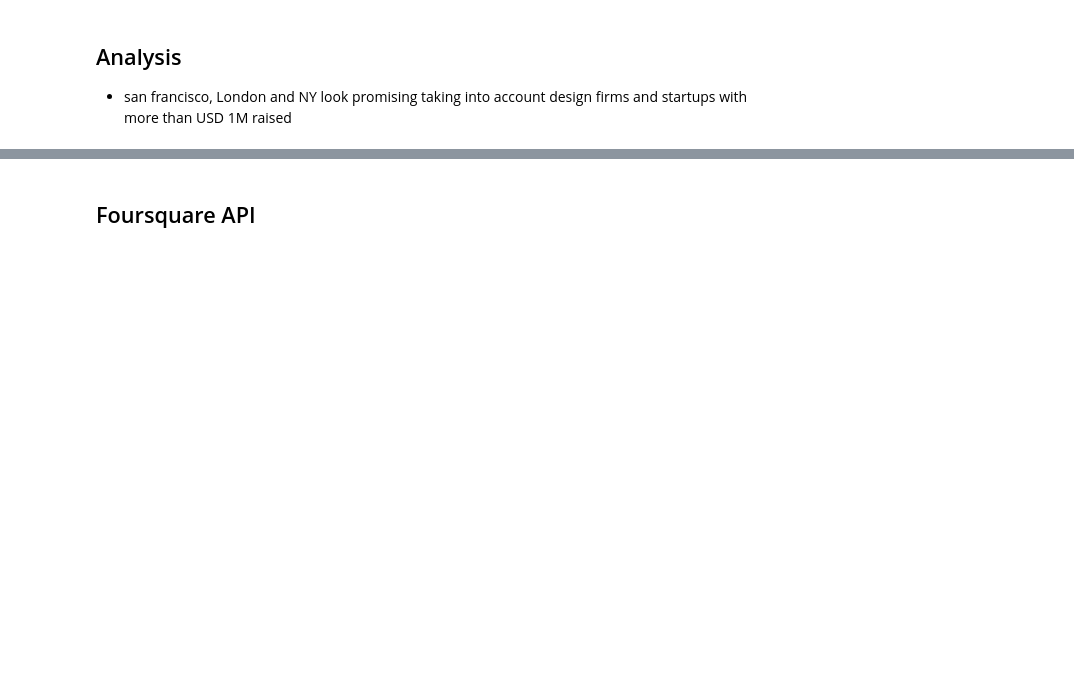
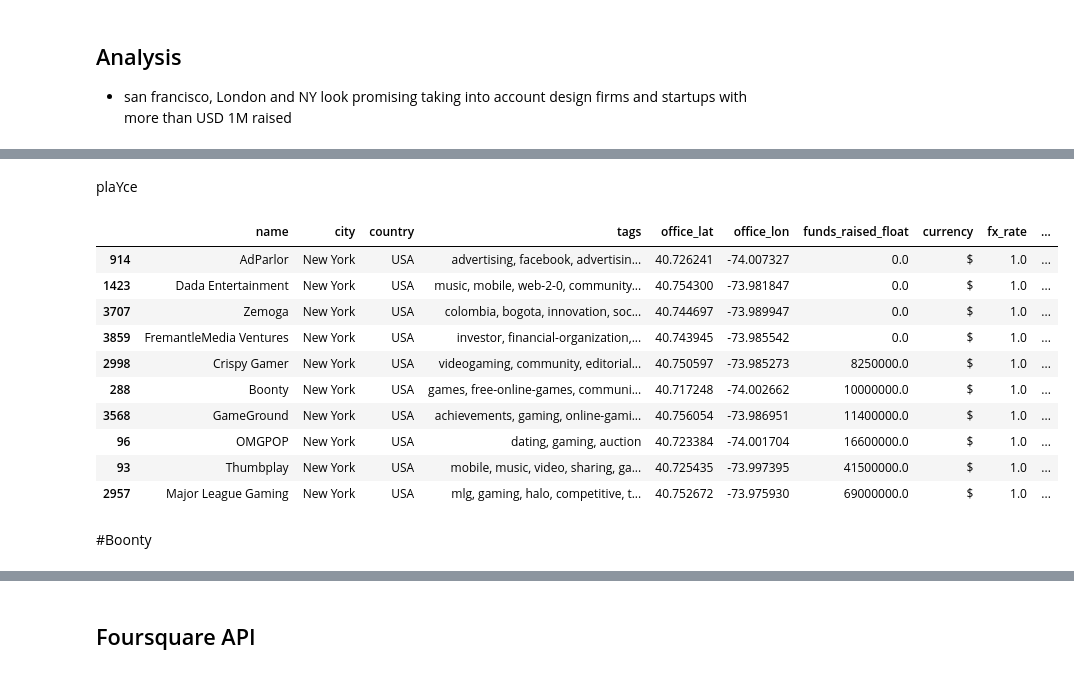
Before and after one commit to nb3110/Project_3_geospatial_analysis_blasi, a Jupyter notebook: notebook.ipynb, the cells around one changed output, grey strips where cells are left out. Cells and saved outputs as stored; diff of their text form; code cells hidden in the pictures; blank space fills up the shorter version.

```diff
--- a/notebook.ipynb
+++ b/notebook.ipynb
@@ -258,3 +274,21 @@ comp_df.head()
+# %% [markdown]
+plaYce
+# %%
+comp_df[(comp_df["city"]=="New York")&(comp_df["gaming_tag"]==True)].sort_values("funds_raised_float")
+# %% [output]
+|  | name | city | country | tags | office_lat | office_lon | funds_raised_float | currency | fx_rate | ... |
+| 914 | AdParlor | New York | USA | advertising, facebook, advertisin... | 40.726241 | -74.007327 | 0.0 | $ | 1.0 | ... |
+| 1423 | Dada Entertainment | New York | USA | music, mobile, web-2-0, community... | 40.754300 | -73.981847 | 0.0 | $ | 1.0 | ... |
+| 3707 | Zemoga | New York | USA | colombia, bogota, innovation, soc... | 40.744697 | -73.989947 | 0.0 | $ | 1.0 | ... |
+| 3859 | FremantleMedia Ventures | New York | USA | investor, financial-organization,... | 40.743945 | -73.985542 | 0.0 | $ | 1.0 | ... |
+| 2998 | Crispy Gamer | New York | USA | videogaming, community, editorial... | 40.750597 | -73.985273 | 8250000.0 | $ | 1.0 | ... |
+| 288 | Boonty | New York | USA | games, free-online-games, communi... | 40.717248 | -74.002662 | 10000000.0 | $ | 1.0 | ... |
+| 3568 | GameGround | New York | USA | achievements, gaming, online-gami... | 40.756054 | -73.986951 | 11400000.0 | $ | 1.0 | ... |
+| 96 | OMGPOP | New York | USA | dating, gaming, auction | 40.723384 | -74.001704 | 16600000.0 | $ | 1.0 | ... |
+| 93 | Thumbplay | New York | USA | mobile, music, video, sharing, ga... | 40.725435 | -73.997395 | 41500000.0 | $ | 1.0 | ... |
+| 2957 | Major League Gaming | New York | USA | mlg, gaming, halo, competitive, t... | 40.752672 | -73.975930 | 69000000.0 | $ | 1.0 | ... |
+# %% [markdown]
+#Boonty
 # %%
 def heatmap_top3(location,dataframe,condition_filter):
     map_ = Map(location=location, zoom_start = 12)
```
Also changed, not shown: parts of 26 cells of this notebook.
